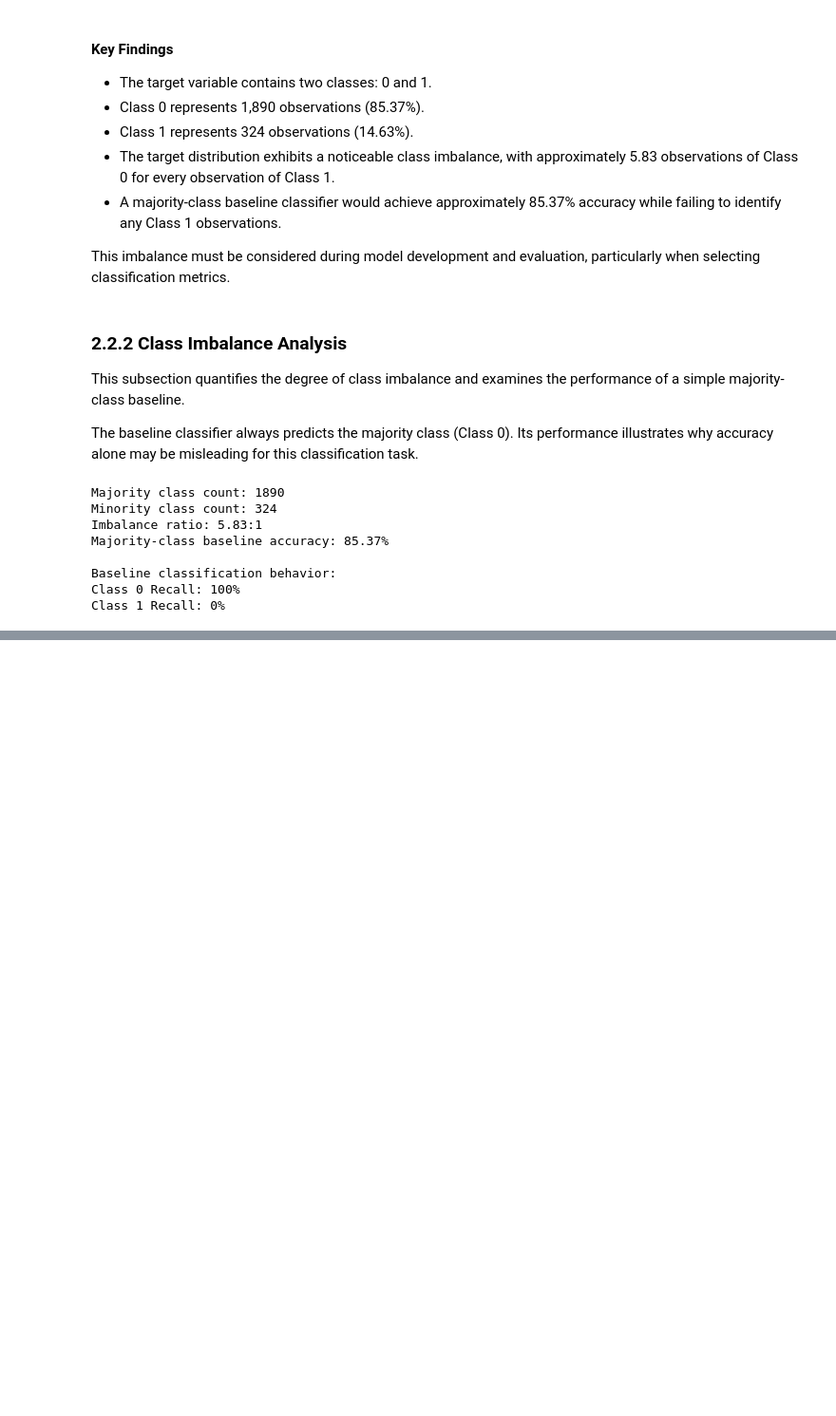
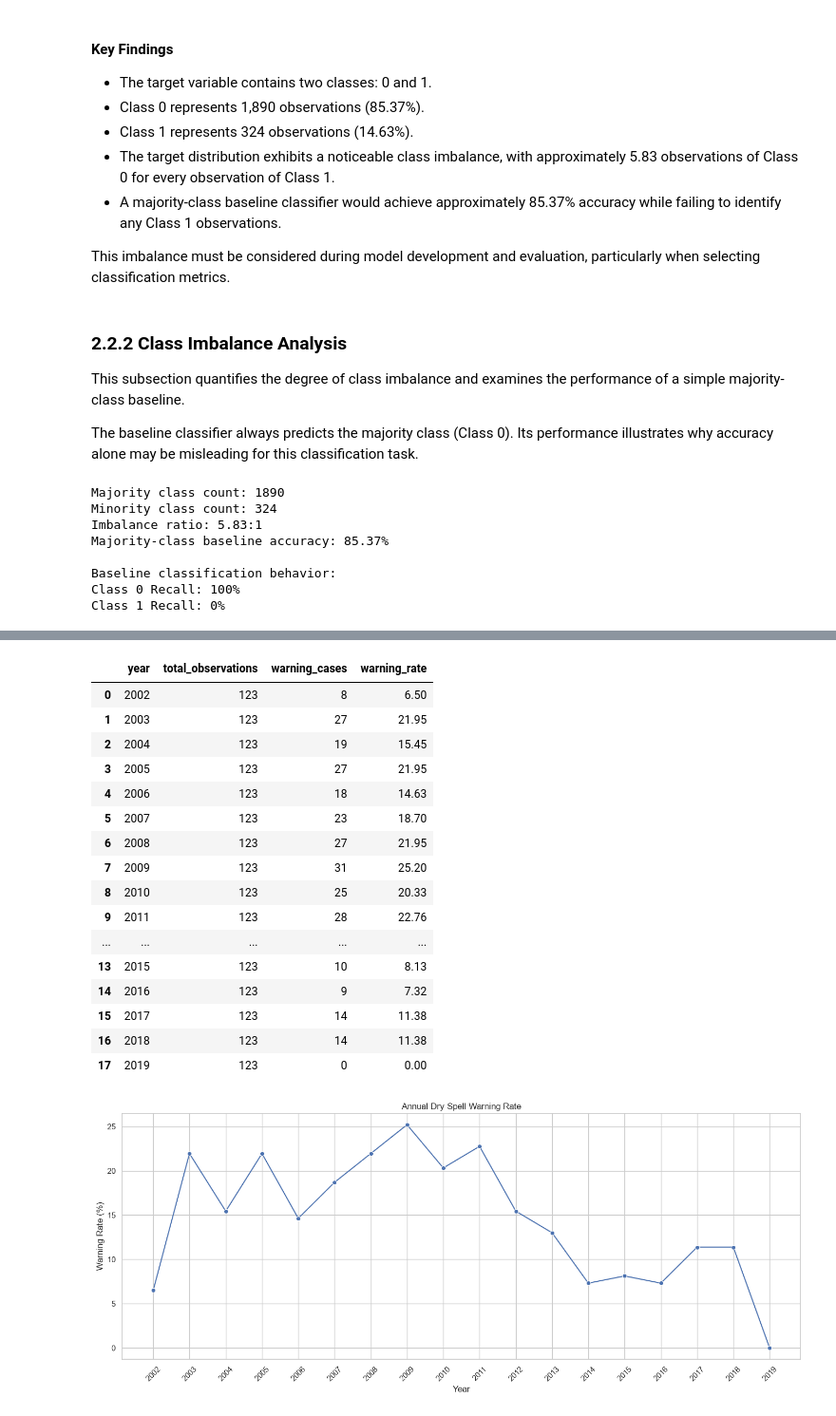
Before and after one commit to MosabOs/Dry-Spell-Prediction-ML, a Jupyter notebook: notebooks/02_exploratory_data_analysis.ipynb, the cells around one changed output, grey strips where cells are left out. Shown at 95% size. Saved outputs shown, nothing was run; the diff lists cells and outputs as text; code cells hidden in the pictures; blank space fills up the shorter version.

```diff
--- a/notebooks/02_exploratory_data_analysis.ipynb
+++ b/notebooks/02_exploratory_data_analysis.ipynb
@@ -188,0 +519,54 @@ Class 1 Recall: 0%
+# %%
+# Extract year from date
+train_merged["year"] = train_merged["date"].dt.year
+
+# Calculate annual target statistics
+yearly_target = (
+    train_merged.groupby("year")["dryspell_warn_7d"]
+    .agg(
+        total_observations="count",
+        warning_cases="sum",
+        warning_rate="mean"
+    )
+    .reset_index()
+)
+
+yearly_target["warning_rate"] *= 100
+
+display(yearly_target.round(2))
+
+# Plot annual warning rate
+plt.figure(figsize=(14, 6))
+
+sns.lineplot(
+    data=yearly_target,
+    x="year",
+    y="warning_rate",
+    marker="o"
+)
+
+plt.title("Annual Dry Spell Warning Rate")
+plt.xlabel("Year")
+plt.ylabel("Warning Rate (%)")
+plt.xticks(yearly_target["year"], rotation=45)
+plt.tight_layout()
+plt.show()
+# %% [output]
+|  | year | total_observations | warning_cases | warning_rate |
+| 0 | 2002 | 123 | 8 | 6.50 |
+| 1 | 2003 | 123 | 27 | 21.95 |
+| 2 | 2004 | 123 | 19 | 15.45 |
+| 3 | 2005 | 123 | 27 | 21.95 |
+| 4 | 2006 | 123 | 18 | 14.63 |
+| 5 | 2007 | 123 | 23 | 18.70 |
+| 6 | 2008 | 123 | 27 | 21.95 |
+| 7 | 2009 | 123 | 31 | 25.20 |
+| 8 | 2010 | 123 | 25 | 20.33 |
+| 9 | 2011 | 123 | 28 | 22.76 |
+| ... | ... | ... | ... | ... |
+| 13 | 2015 | 123 | 10 | 8.13 |
+| 14 | 2016 | 123 | 9 | 7.32 |
+| 15 | 2017 | 123 | 14 | 11.38 |
+| 16 | 2018 | 123 | 14 | 11.38 |
+| 17 | 2019 | 123 | 0 | 0.00 |
+[figure, added]
```
Also changed, not shown: parts of 18 cells of this notebook.
